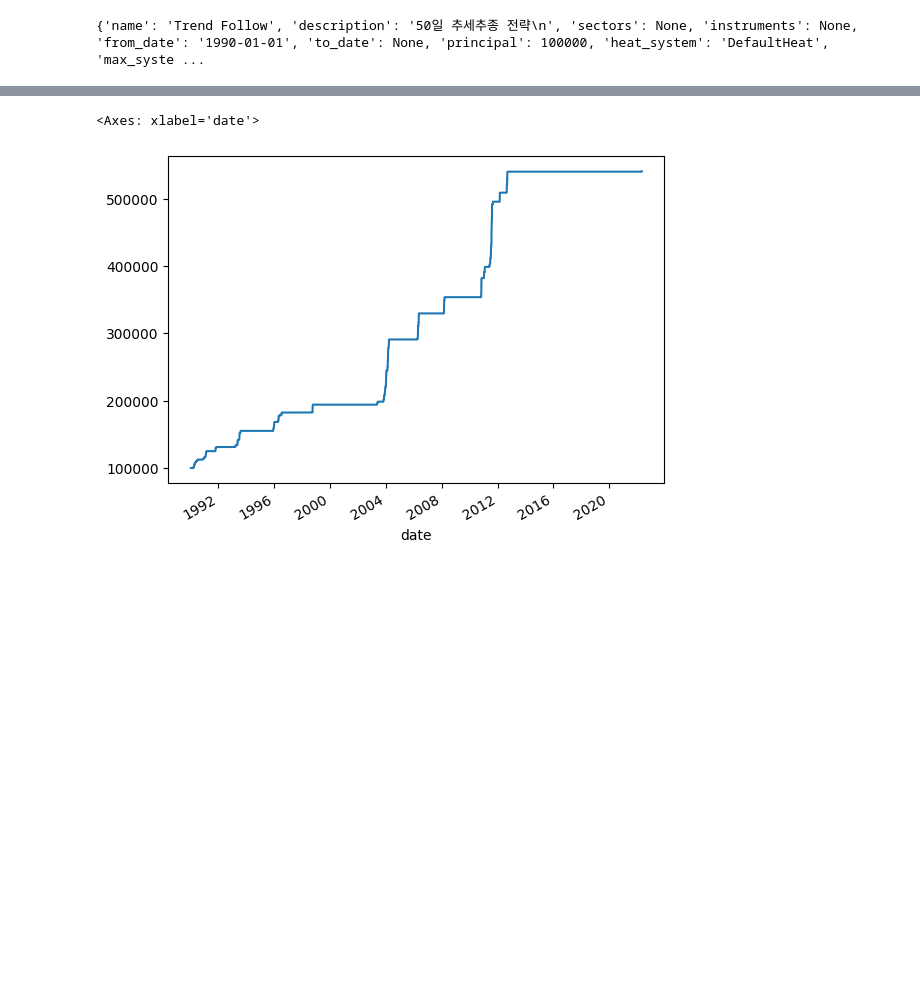
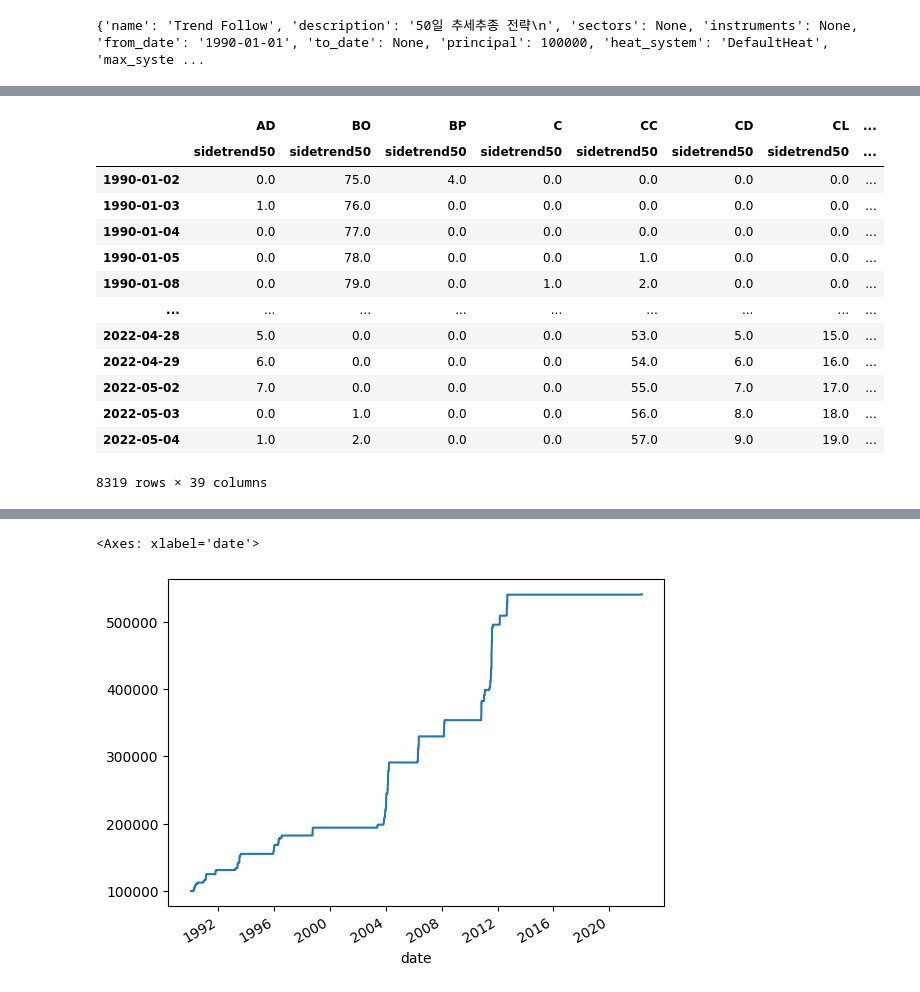
Before and after one commit to zipu/Trading, a Jupyter notebook: 03.전략연구/run.ipynb, the cells around one changed output, grey strips where cells are left out. Drawn from its saved outputs; the diff is of its cells as text; code cells hidden in the pictures; blank space fills up the shorter version.

```diff
--- a/03.전략연구/run.ipynb
+++ b/03.전략연구/run.ipynb
@@ -92,3 +124,20 @@ Timestamp('2022-05-04 00:00:00')
+# %%
+m.iloc[:, m.columns.get_level_values(1)=='sidetrend50']
+# %% [output]
+|  | AD | BO | BP | C | CC | CD | CL | ... |
+|  | sidetrend50 | sidetrend50 | sidetrend50 | sidetrend50 | sidetrend50 | sidetrend50 | sidetrend50 | ... |
+| 1990-01-02 | 0.0 | 75.0 | 4.0 | 0.0 | 0.0 | 0.0 | 0.0 | ... |
+| 1990-01-03 | 1.0 | 76.0 | 0.0 | 0.0 | 0.0 | 0.0 | 0.0 | ... |
+| 1990-01-04 | 0.0 | 77.0 | 0.0 | 0.0 | 0.0 | 0.0 | 0.0 | ... |
+| 1990-01-05 | 0.0 | 78.0 | 0.0 | 0.0 | 1.0 | 0.0 | 0.0 | ... |
+| 1990-01-08 | 0.0 | 79.0 | 0.0 | 1.0 | 2.0 | 0.0 | 0.0 | ... |
+| ... | ... | ... | ... | ... | ... | ... | ... | ... |
+| 2022-04-28 | 5.0 | 0.0 | 0.0 | 0.0 | 53.0 | 5.0 | 15.0 | ... |
+| 2022-04-29 | 6.0 | 0.0 | 0.0 | 0.0 | 54.0 | 6.0 | 16.0 | ... |
+| 2022-05-02 | 7.0 | 0.0 | 0.0 | 0.0 | 55.0 | 7.0 | 17.0 | ... |
+| 2022-05-03 | 0.0 | 1.0 | 0.0 | 0.0 | 56.0 | 8.0 | 18.0 | ... |
+| 2022-05-04 | 1.0 | 2.0 | 0.0 | 0.0 | 57.0 | 9.0 | 19.0 | ... |
+8319 rows × 39 columns
 # %%
  equity  = pd.DataFrame(system.equity.log())\
                     .set_index('date')\
```
Also changed, not shown: parts of 12 cells of this notebook, 10 other files.
